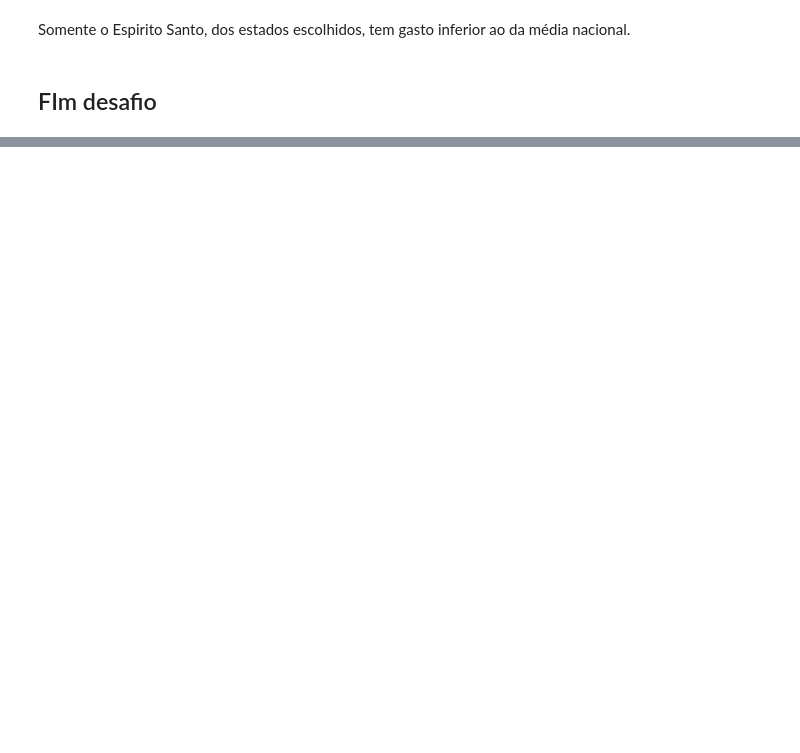
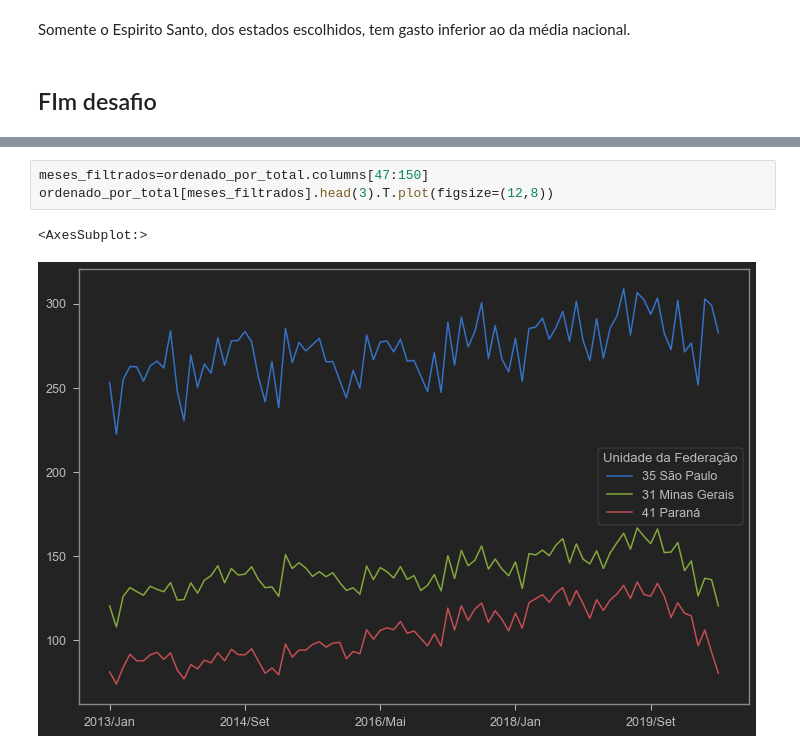
Before and after one commit to Igor-Arantes/Bootcamp-Data-Science-Aplicada, a Jupyter notebook: Modulo 1 - Analisando dados da saúde com Python e Pandas/Agendamento Hospitalar.ipynb, the cells around one changed output, grey strips where cells are left out. Saved outputs shown, nothing was run; the diff lists cells and outputs as text; blank space fills up the shorter version.

```diff
--- a/Modulo 1 - Analisando dados da saúde com Python e Pandas/Agendamento Hospitalar.ipynb
+++ b/Modulo 1 - Analisando dados da saúde com Python e Pandas/Agendamento Hospitalar.ipynb
@@ -591,0 +601,6 @@ Somente o Espirito Santo, dos estados escolhidos, tem gasto inferior ao da médi
+# %%
+meses_filtrados=ordenado_por_total.columns[47:150]
+ordenado_por_total[meses_filtrados].head(3).T.plot(figsize=(12,8))
+# %% [output]
+<AxesSubplot:>
+[figure, added]
```
Also changed, not shown: parts of 28 cells of this notebook.
